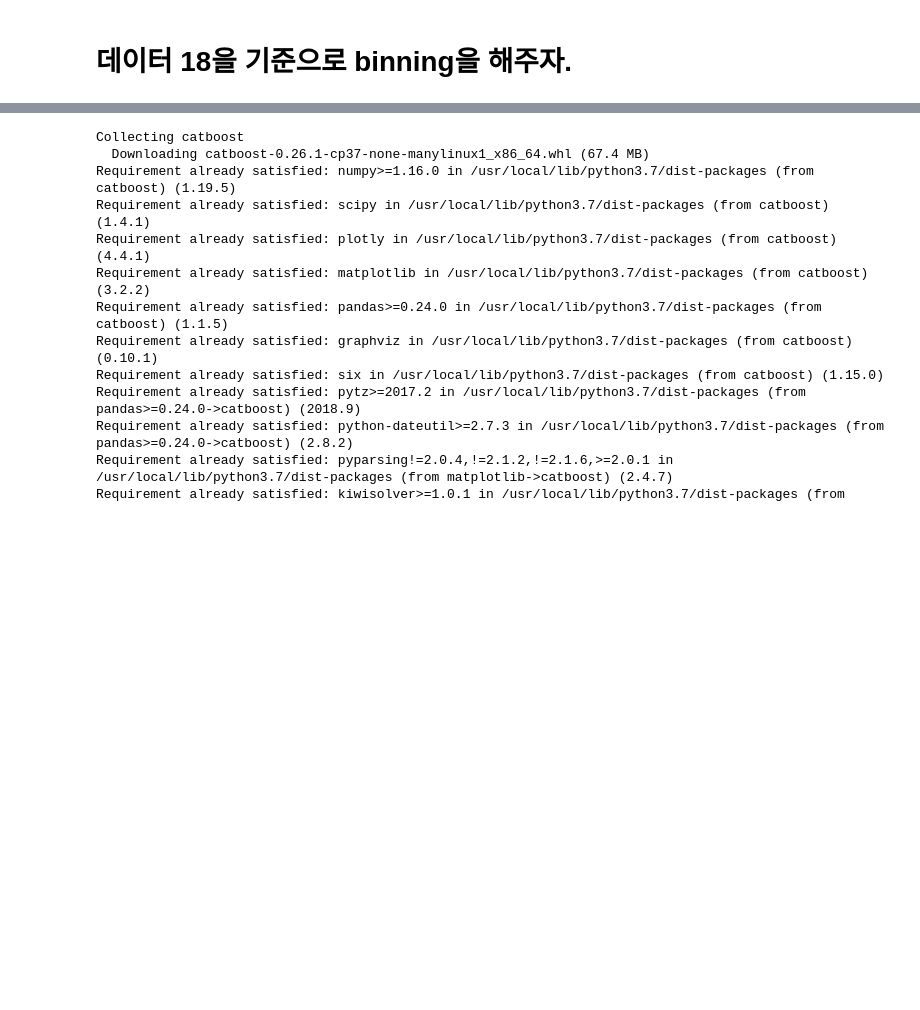
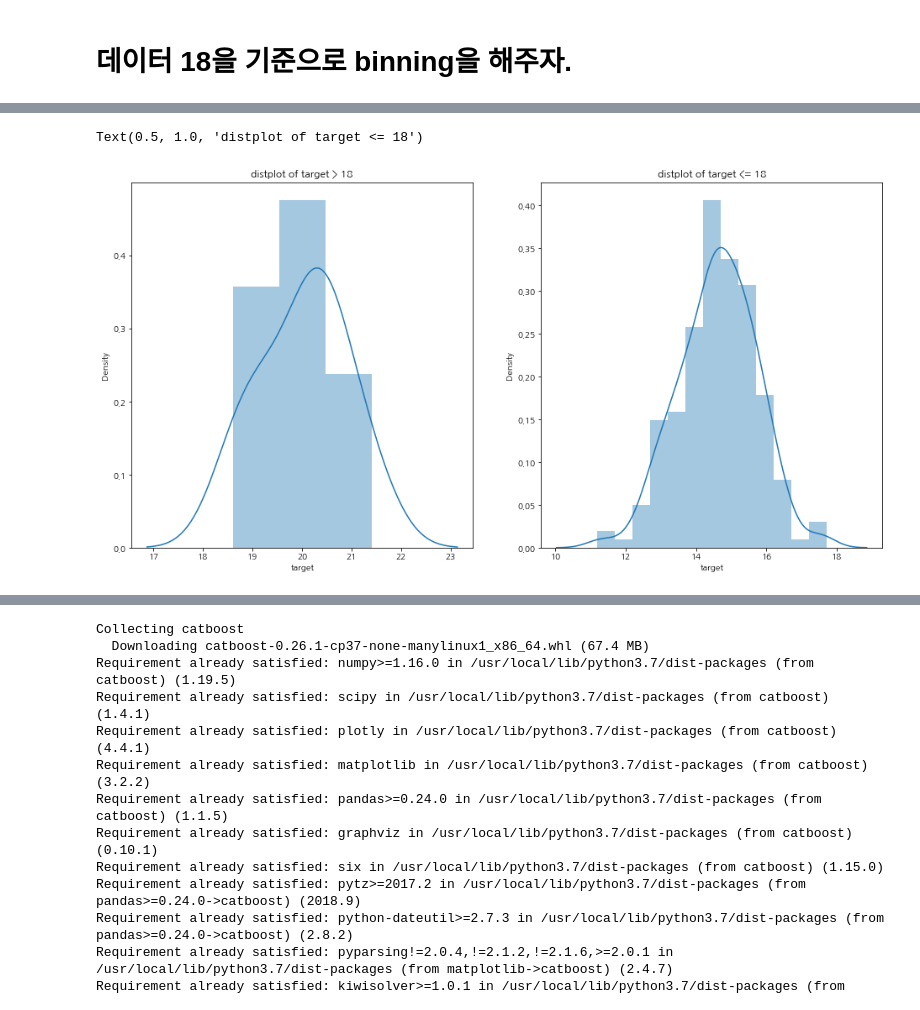
Before and after one commit to qkrwjdduf159/BigContest, a Jupyter notebook: 연어 EDA.ipynb, the cells around one changed output, grey strips where cells are left out. Drawn from its saved outputs; the diff is of its cells as text; code cells hidden in the pictures; blank space fills up the shorter version.

```diff
--- a/연어 EDA.ipynb
+++ b/연어 EDA.ipynb
@@ -666,0 +677,9 @@ Text(0.5, 1.0, 'boxenplot of target')
+# %%
+fig, ax = plt.subplots(ncols = 2, figsize= (16,8))
+sns.distplot(data_1['target'], ax = ax[0])
+sns.distplot(data_2['target'], ax = ax[1])
+ax[0].set_title('distplot of target > 18')
+ax[1].set_title('distplot of target <= 18')
+# %% [output]
+Text(0.5, 1.0, 'distplot of target <= 18')
+[figure, added]
```
Also changed, not shown: parts of 4 cells of this notebook.
